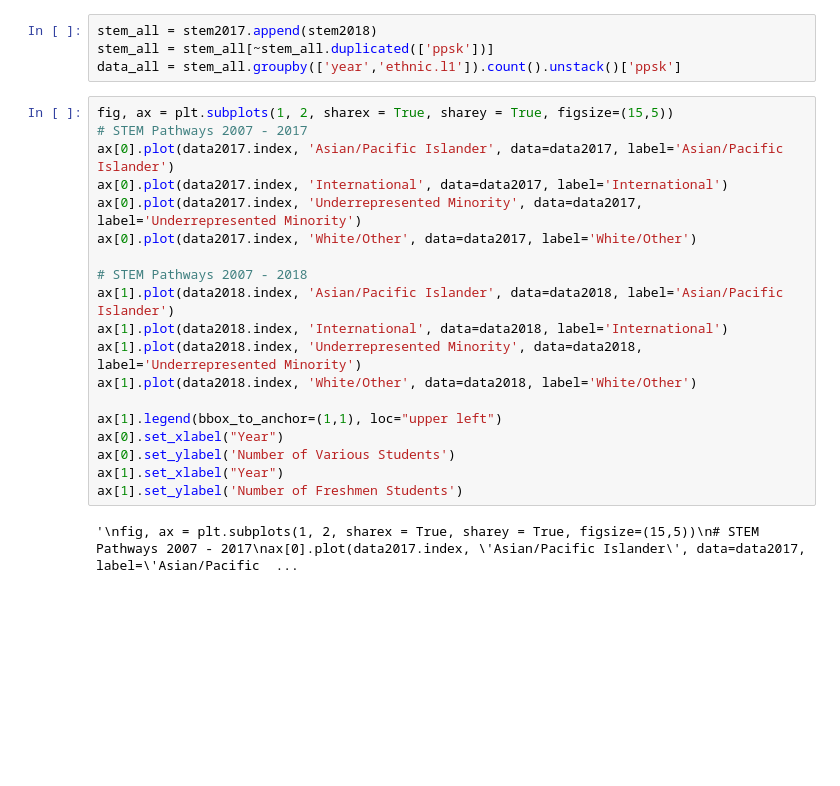
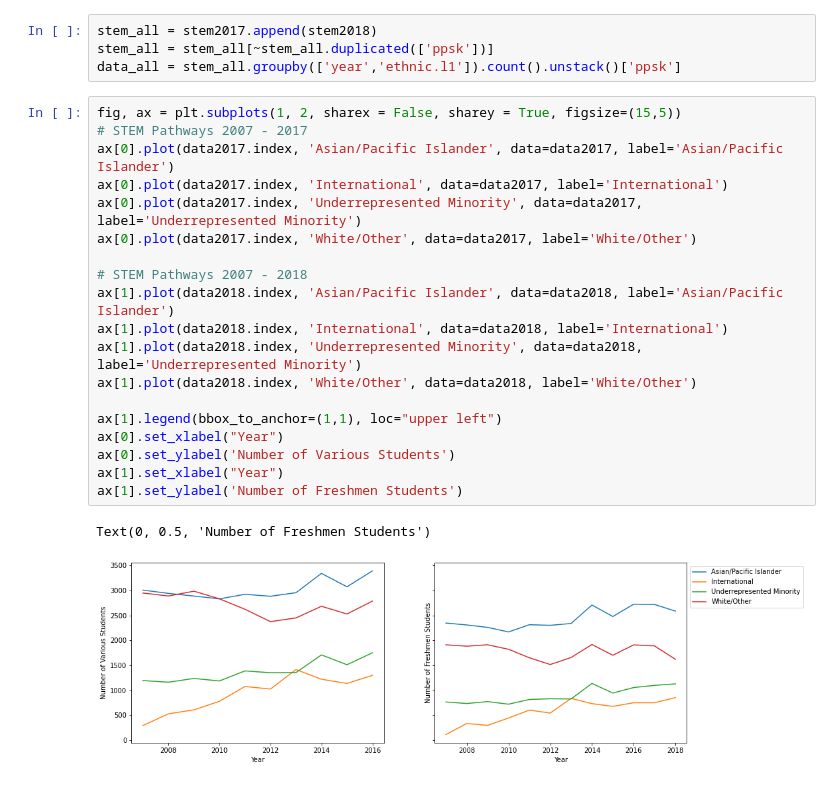
Before and after one commit to PaulDTP/Berkeley_Jacobs, a Jupyter notebook: exploration.ipynb, the cells around one changed output. Cells and saved outputs as stored; diff of their text form; blank space fills up the shorter version.

```diff
--- a/exploration.ipynb
+++ b/exploration.ipynb
@@ -43,23 +43,24 @@ stem_all = stem2017.append(stem2018)
 stem_all = stem_all[~stem_all.duplicated(['ppsk'])]
 data_all = stem_all.groupby(['year','ethnic.l1']).count().unstack()['ppsk']
 # %%
-fig, ax = plt.subplots(1, 2, sharex = True, sharey = True, figsize=(15,5))
+fig, ax = plt.subplots(1, 2, sharex = False, sharey = True, figsize=(15,5))
 # STEM Pathways 2007 - 2017
 ax[0].plot(data2017.index, 'Asian/Pacific Islander', data=data2017, label='Asian/Pacific Islander')
 ax[0].plot(data2017.index, 'International', data=data2017, label='International')
 ax[0].plot(data2017.index, 'Underrepresented Minority', data=data2017, label='Underrepresented Minority')
 ax[0].plot(data2017.index, 'White/Other', data=data2017, label='White/Other')
 
 # STEM Pathways 2007 - 2018
 ax[1].plot(data2018.index, 'Asian/Pacific Islander', data=data2018, label='Asian/Pacific Islander')
 ax[1].plot(data2018.index, 'International', data=data2018, label='International')
 ax[1].plot(data2018.index, 'Underrepresented Minority', data=data2018, label='Underrepresented Minority')
 ax[1].plot(data2018.index, 'White/Other', data=data2018, label='White/Other')
 
 ax[1].legend(bbox_to_anchor=(1,1), loc="upper left")
 ax[0].set_xlabel("Year")
 ax[0].set_ylabel('Number of Various Students')
 ax[1].set_xlabel("Year")
 ax[1].set_ylabel('Number of Freshmen Students')
 # %% [output]
-'\nfig, ax = plt.subplots(1, 2, sharex = True, sharey = True, figsize=(15,5))\n# STEM Pathways 2007 - 2017\nax[0].plot(data2017.index, \'Asian/Pacific Islander\', data=data2017, label=\'Asian/Pacific  ...
+Text(0, 0.5, 'Number of Freshmen Students')
+[figure, added]
```
Also changed, not shown: 1 other file.
